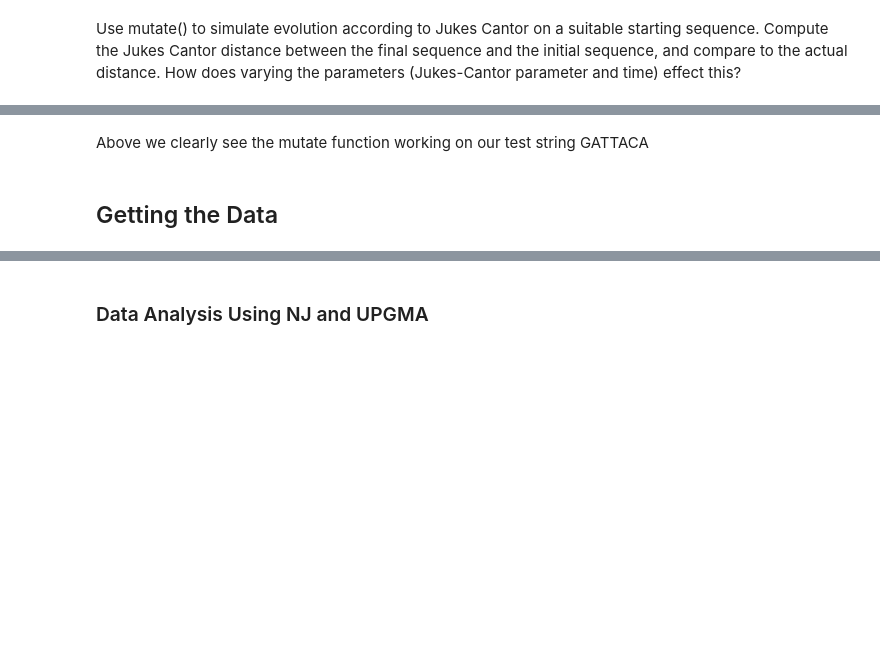
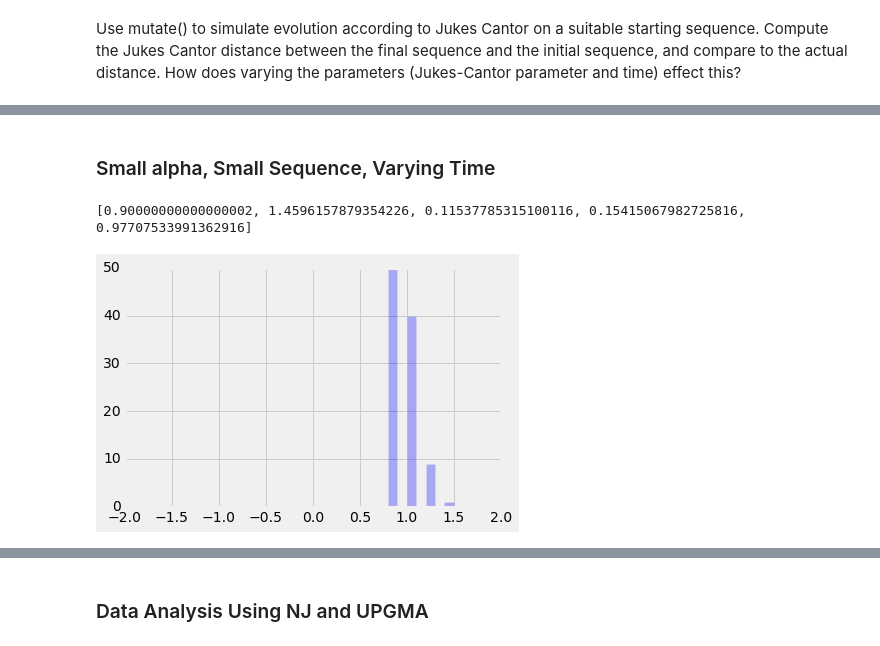
Before and after one commit to nixonpjoshua/Math127, a Jupyter notebook: proj_1.ipynb, the cells around one changed output, grey strips where cells are left out. Drawn from its saved outputs; the diff is of its cells as text; code cells hidden in the pictures; blank space fills up the shorter version.

Commit message:
Did a bit more data anlaysi
Tested JC using mutate function

```diff
--- a/proj_1.ipynb
+++ b/proj_1.ipynb
@@ -52,0 +55,12 @@ Despite the simplicity of the UPGMA algorithm, it fails when $\alpha$ is not con
+# %%
+import numpy as np
+from scipy.io import loadmat
+from numpy import linalg as LA
+from ete3 import Tree
+import sys
+import matplotlib
+%matplotlib inline
+import matplotlib.pyplot as plots
+plots.style.use('fivethirtyeight')
+
+import pylab
@@ -571,4 +597,0 @@ input
-# %% [markdown]
-Above we clearly see the mutate function working on our test string GATTACA
-# %% [markdown]
-## Getting the Data
@@ -602,0 +598,23 @@ ptd    = chop(ptd)
+# %% [markdown]
+### Small alpha, Small Sequence, Varying Time
+# %%
+"""
+Judges the quality of Jukes Cantor ov
+    anc       : ancestor sequence
+    diff      : actual difference between descendant and ancestor
+    parameter : parameter of uniform distribution (i.e. on average how many will survive)
+"""
+def judge_jukes(alpha,reps,ancs):
+    ans  = np.zeros(100) # this should give significant enough dat
+    for i in xrange(100): # this should give significant enough data
+        desc   = mutate(alpha,reps,ancs)
+        ans[i] = JC_distance(desc,ancs) -(reps*alpha)
+    return ans
+# %%
+ans = judge_jukes(.01,10,"GATTACA")
+plots.hist(ans,  bins = np.arange(-2,2,0.1), alpha =.3, color ="blue")
+stats = [np.amin(ans), np.amax(ans),np.std(ans), np.subtract(*np.percentile(ans, [75, 25])) ,np.median(ans)]
+print(stats)
+# %% [output]
+[0.90000000000000002, 1.4596157879354226, 0.11537785315100116, 0.15415067982725816, 0.97707533991362916]
+[figure, added]
```
Also changed, not shown: parts of 22 cells of this notebook.
